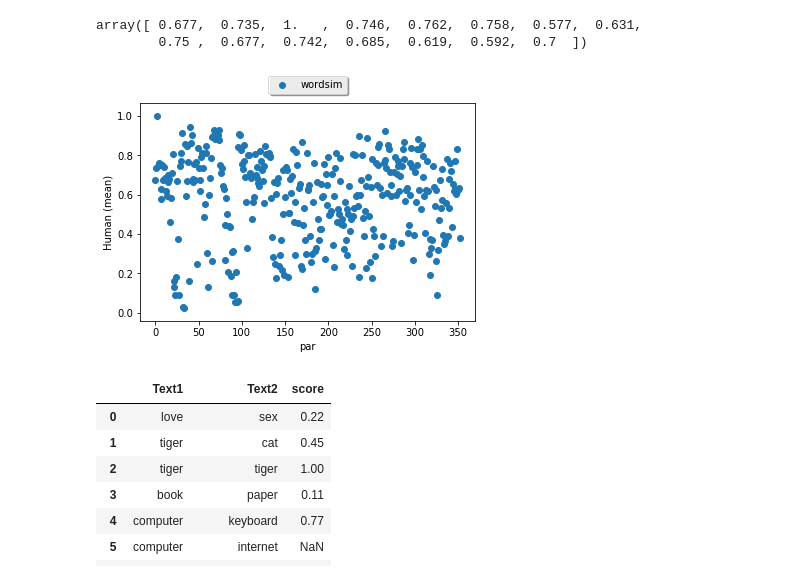
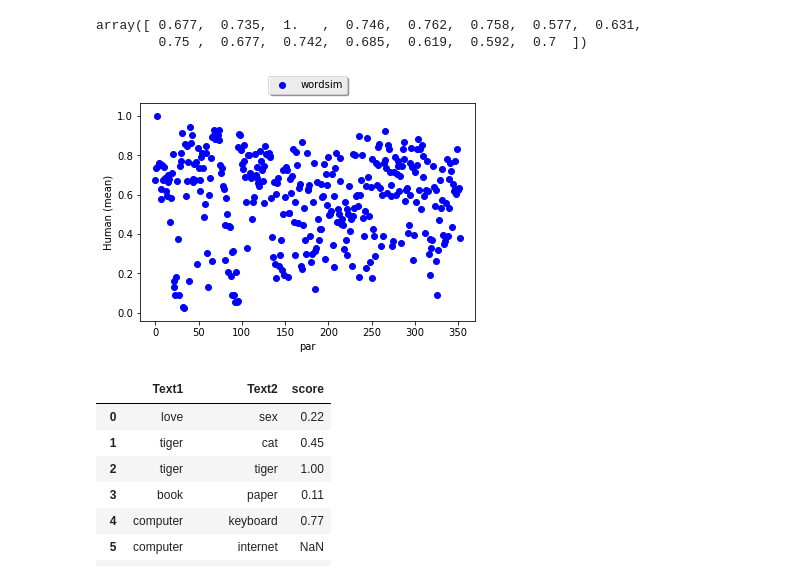
Before and after one commit to barbeiton/tpscd, a Jupyter notebook: tp6/tp6_3.ipynb, the cells around one changed output. Cells and saved outputs as stored; diff of their text form; code cells hidden in the pictures.

```diff
--- a/tp6/tp6_3.ipynb
+++ b/tp6/tp6_3.ipynb
@@ -34,15 +36,15 @@ array([ 0.677,  0.735,  1.   ,  0.746,  0.762,  0.758,  0.577,  0.631,
         0.75 ,  0.677,  0.742,  0.685,  0.619,  0.592,  0.7  ])
 # %%
 plt.figure()
-plt.scatter(wy1, wx1, label = "wordsim")
+plt.scatter(wy1, wx1, label = "wordsim", color='b')
 plt.legend(loc='upper center', bbox_to_anchor=(0.5, 1.15),fancybox=True, shadow=True, ncol=6)
 plt.xlabel('par')
 plt.ylabel('Human (mean)')
 
 plt.show()
 plt.close()
 # %% [output]
-[figure, old version]
+[figure, new version]
 # %%
 #Archivo con mismas palabras, con el resultado generado con 'Latent Semantic Analysis - Pairwise Comparison'
 #tasaALL college - General_Reading_up_to_1st_year_college (300 factors)
```
Also changed, not shown: parts of 16 cells of this notebook.
